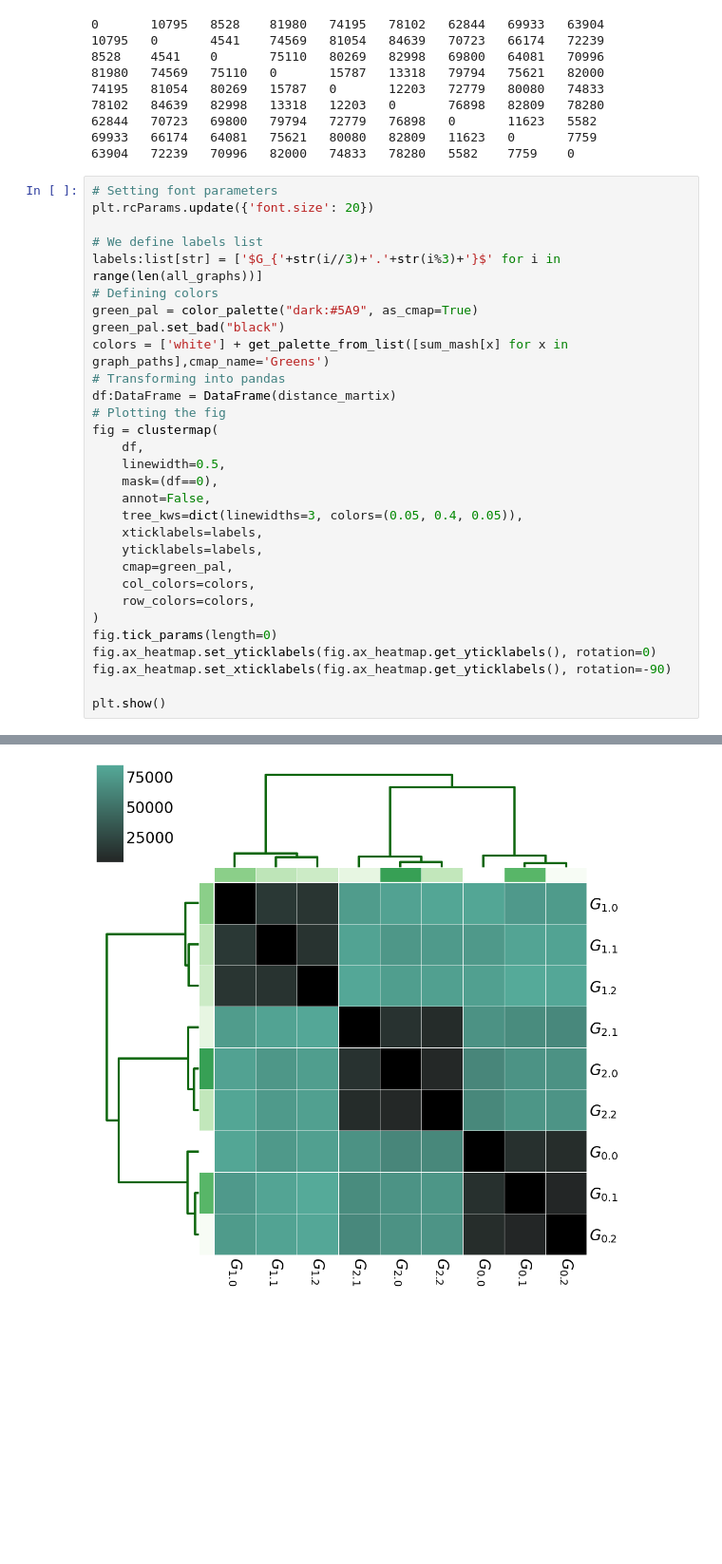
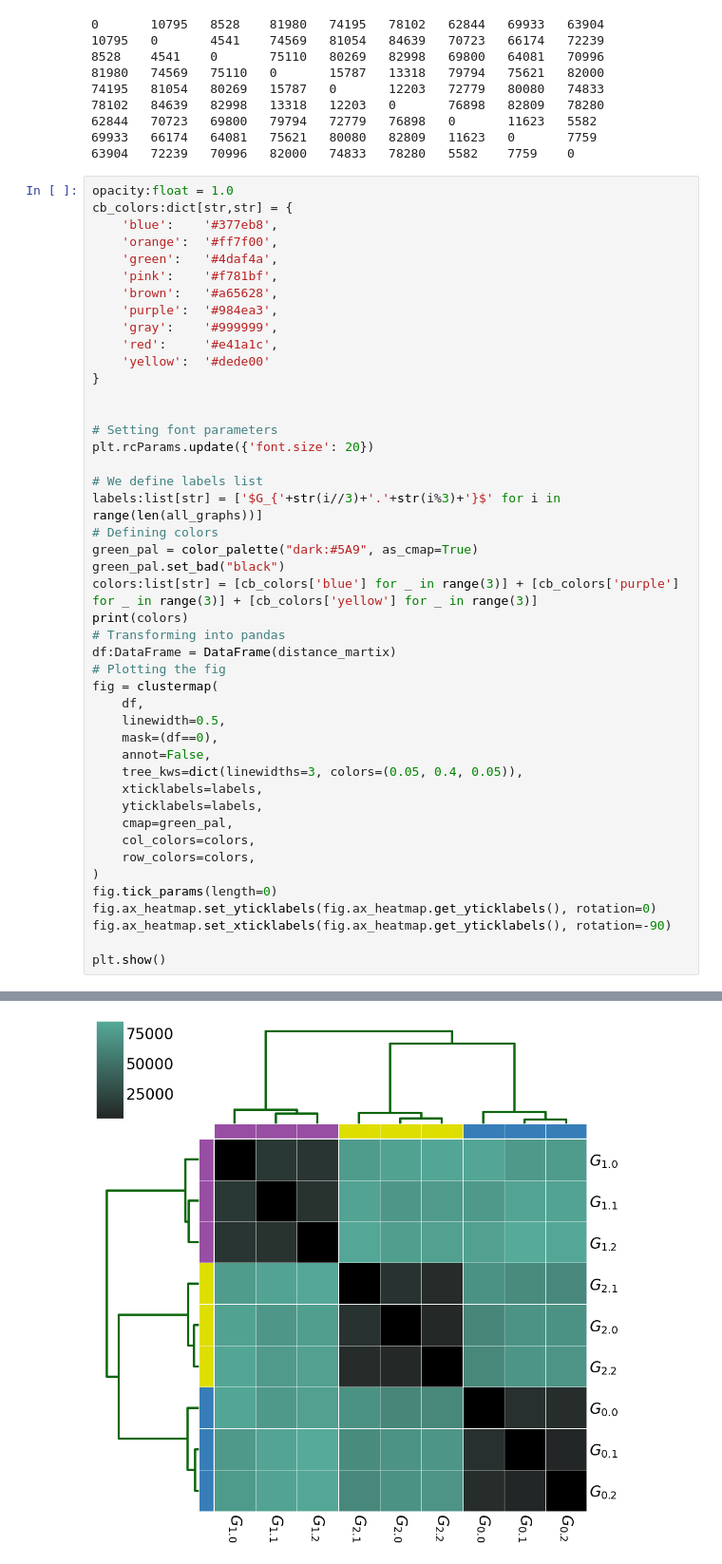
Before and after one commit to dubssieg/pancat_paper, a Jupyter notebook: nb_matrices.ipynb, the cells around one changed output, grey strips where cells are left out. Shown at 95% size. Drawn from its saved outputs; the diff is of its cells as text; blank space fills up the shorter version.

Commit message:
Figures 1a and 1b of draft article - with colorblind palette

```diff
--- a/nb_matrices.ipynb
+++ b/nb_matrices.ipynb
@@ -231,6 +231,20 @@ for row in distance_martix:
 69933   66174   64081   75621   80080   82809   11623   0       7759
 63904   72239   70996   82000   74833   78280   5582    7759    0
 # %%
+opacity:float = 1.0
+cb_colors:dict[str,str] = {
+    'blue':    '#377eb8',
+    'orange':  '#ff7f00',
+    'green':   '#4daf4a',
+    'pink':    '#f781bf',
+    'brown':   '#a65628',
+    'purple':  '#984ea3',
+    'gray':    '#999999',
+    'red':     '#e41a1c',
+    'yellow':  '#dede00'
+}
+
+
 # Setting font parameters
 plt.rcParams.update({'font.size': 20})
 
@@ -239,7 +253,8 @@ labels:list[str] = ['$G_{'+str(i//3)+'.'+str(i%3)+'}$' for i in range(len(all_gr
 # Defining colors
 green_pal = color_palette("dark:#5A9", as_cmap=True)
 green_pal.set_bad("black")
-colors = ['white'] + get_palette_from_list([sum_mash[x] for x in graph_paths],cmap_name='Greens')
+colors:list[str] = [cb_colors['blue'] for _ in range(3)] + [cb_colors['purple'] for _ in range(3)] + [cb_colors['yellow'] for _ in range(3)]
+print(colors)
 # Transforming into pandas
 df:DataFrame = DataFrame(distance_martix)
 # Plotting the fig
@@ -264 +280 @@ plt.show()
-[figure, old version]
+[figure, new version]
```
Also changed, not shown: parts of 1 cell of this notebook.
